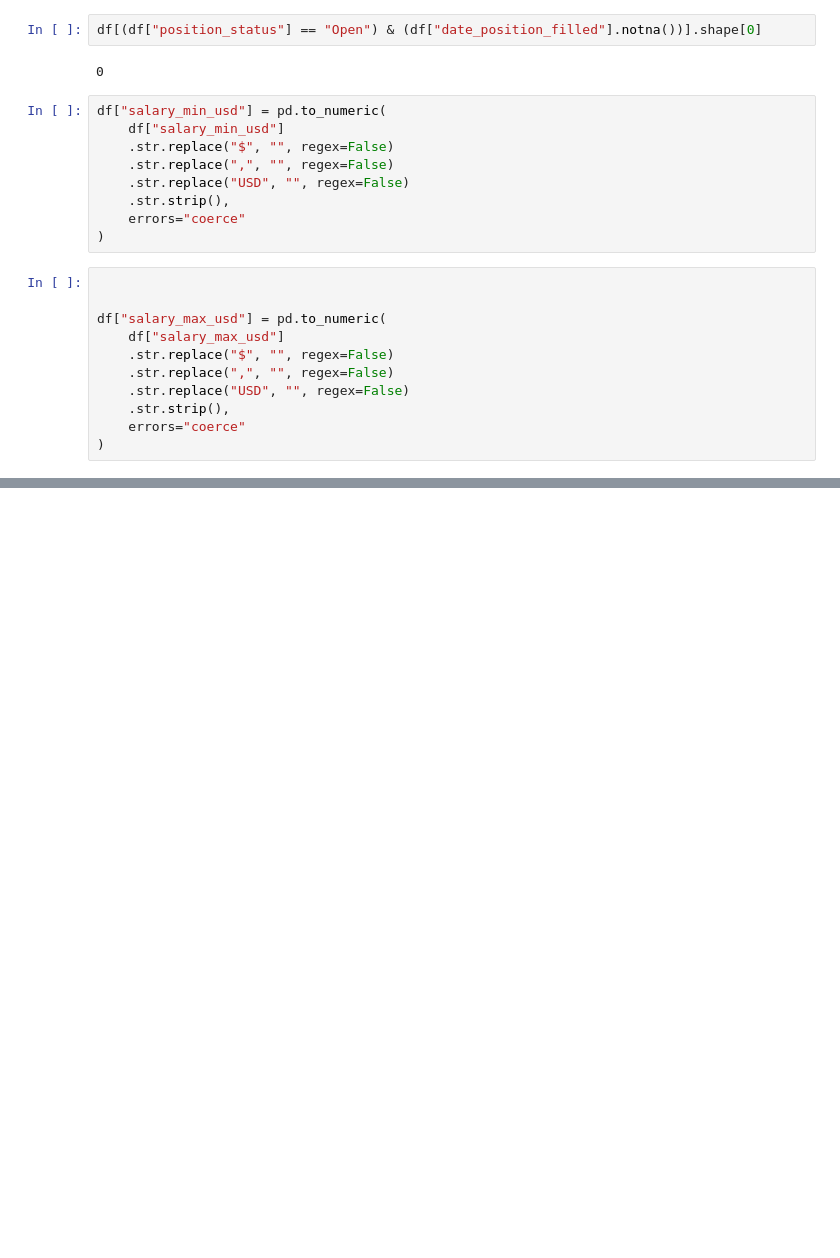
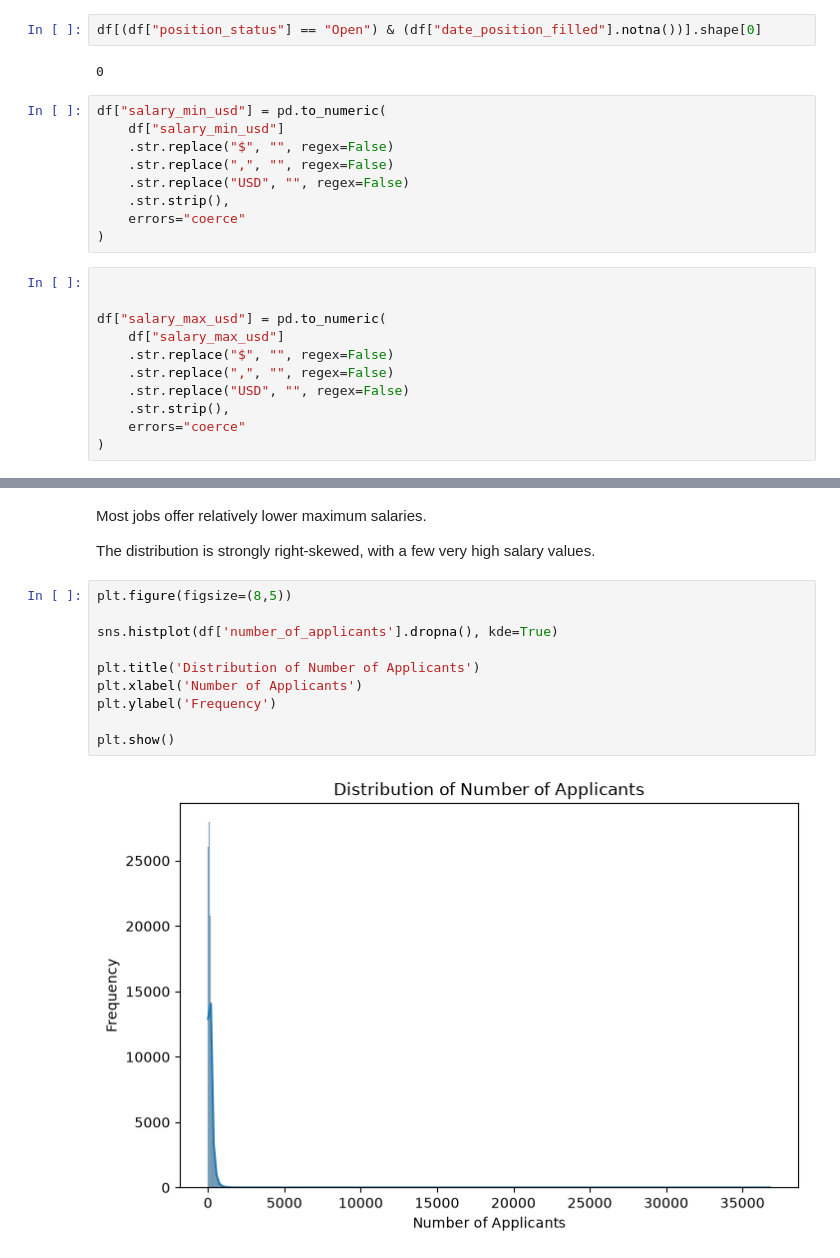
Before and after one commit to Suhani-codes18/Task-1-Suhani, a Jupyter notebook: EDA.ipynb, the cells around one changed output, grey strips where cells are left out. Drawn from its saved outputs; the diff is of its cells as text; blank space fills up the shorter version.

```diff
--- a/EDA.ipynb
+++ b/EDA.ipynb
@@ -621,0 +968,16 @@ plt.show()
+# %% [markdown]
+Most jobs offer relatively lower maximum salaries.<br>
+
+The distribution is strongly right-skewed, with a few very high salary values.
+# %%
+plt.figure(figsize=(8,5))
+
+sns.histplot(df['number_of_applicants'].dropna(), kde=True)
+
+plt.title('Distribution of Number of Applicants')
+plt.xlabel('Number of Applicants')
+plt.ylabel('Frequency')
+
+plt.show()
+# %% [output]
+[figure, added]
```
Also changed, not shown: parts of 137 cells of this notebook.
